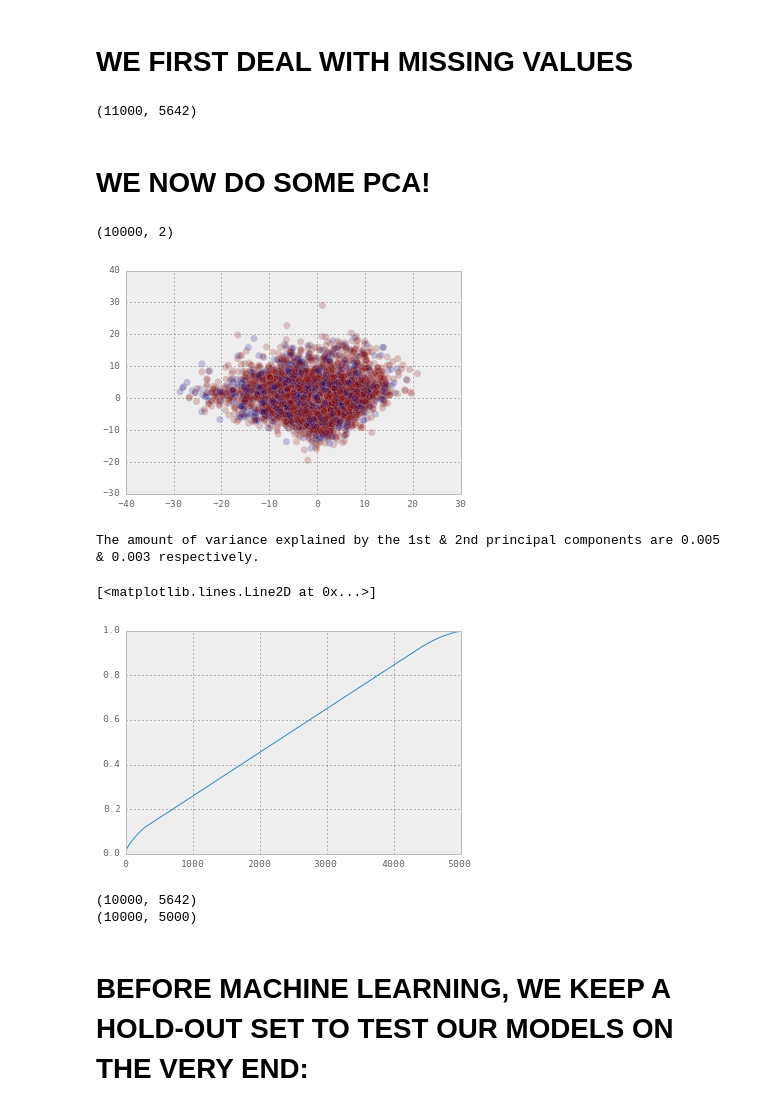
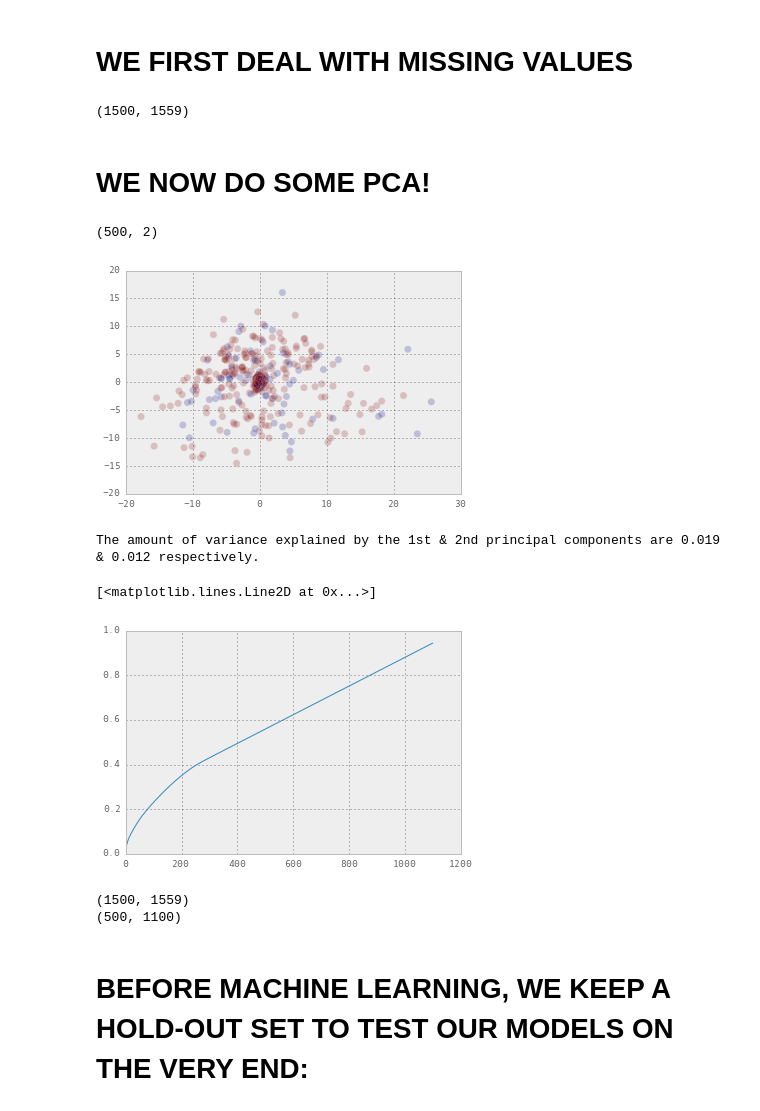
Before and after one commit to hugobowne/machine_learning_techniques, a Jupyter notebook: paribas/paribas_I.ipynb, the cells around one changed output. Drawn from its saved outputs; the diff is of its cells as text; code cells hidden in the pictures.

```diff
--- a/paribas/paribas_I.ipynb
+++ b/paribas/paribas_I.ipynb
@@ -15,7 +15,7 @@ print np.shape(df_train)
 (114321, 133)
 # %%
 ##CHOOSE A SUBSET TO WORK WITH INITIALLY
-df_train = df_train[0:10000]
+df_train = df_train[0:500]
 df_train.head()
 # %% [output]
 |  | ID | target | v1 | v2 | v3 | v4 | v5 | v6 | v7 | v8 | ... | ... |
@@ -54,33 +54,33 @@ X_hot_imp = imp.transform( X_hot )
 df_all = scale(X_hot_imp) #scaled data
 np.shape(df_all)
 # %% [output]
-(11000, 5642)
+(1500, 1559)
 # %% [markdown]
 # WE NOW DO SOME PCA!
 # %%
 from sklearn.decomposition import PCA #import principal component analysis
 pca = PCA(n_components=2) #Instantiate the model & set parameters
-df2 = pd.DataFrame( df_all[0:10000,:] )
+df2 = pd.DataFrame( df_all[0:500,:] )
 # df2.head()
 pca.fit(df2); #Fit the model
 df_pca = pca.transform(df2)#Apply the model. For embeddings / decompositions, this is transform.
 print(df_pca.shape)
 fig, ax = plt.subplots();
 ax.scatter(df_pca[:, 0], df_pca[:, 1] , c = df_train['target'] , s = 50 , alpha=0.2);
 ax.legend(numpoints=1 , loc='upper left');
 plt.show();
 print("The amount of variance explained by the 1st & 2nd principal components are %s & %s respectively."
       % (round(pca.explained_variance_ratio_[0],3) , round(pca.explained_variance_ratio_[1],3)))
 #print("Thus the 1st 2 components explain >99% of the variance in the data: moreover, looking " +
      # "at the plot, there seems to be some distinction between target classes. All this is to say" +
      # " that there is hope for us still!")
 # %% [output]
-(10000, 2)
+(500, 2)
-[figure, old version]
+[figure, new version]
-The amount of variance explained by the 1st & 2nd principal components are 0.005 & 0.003 respectively.
+The amount of variance explained by the 1st & 2nd principal components are 0.019 & 0.012 respectively.
 # %%
 from sklearn.decomposition import PCA #import principal component analysis
-ncomp = 5000
+ncomp = 1100
 pca = PCA(n_components=ncomp) #Instantiate the model & set parameters
 df2 = pd.DataFrame( df_all[0:10000,:] )
 # df2.head()
@@ -89,13 +89,14 @@ plt.plot(range(1,ncomp+1) , np.cumsum(pca.explained_variance_ratio_))
 # print pca.explained_variance_ratio_
 # %% [output]
 [<matplotlib.lines.Line2D at 0x...>]
-[figure, old version]
+[figure, new version]
 # %%
 print np.shape(df2)
 df_red= pca.fit_transform(df2)
+df_red = df_red[0:500]
 print np.shape(df_red)
 # %% [output]
-(10000, 5642)
-(10000, 5000)
+(1500, 1559)
+(500, 1100)
 # %% [markdown]
 # BEFORE MACHINE LEARNING, WE KEEP A HOLD-OUT SET TO TEST OUR MODELS ON THE VERY END:
```
Also changed, not shown: parts of 3 cells of this notebook.
